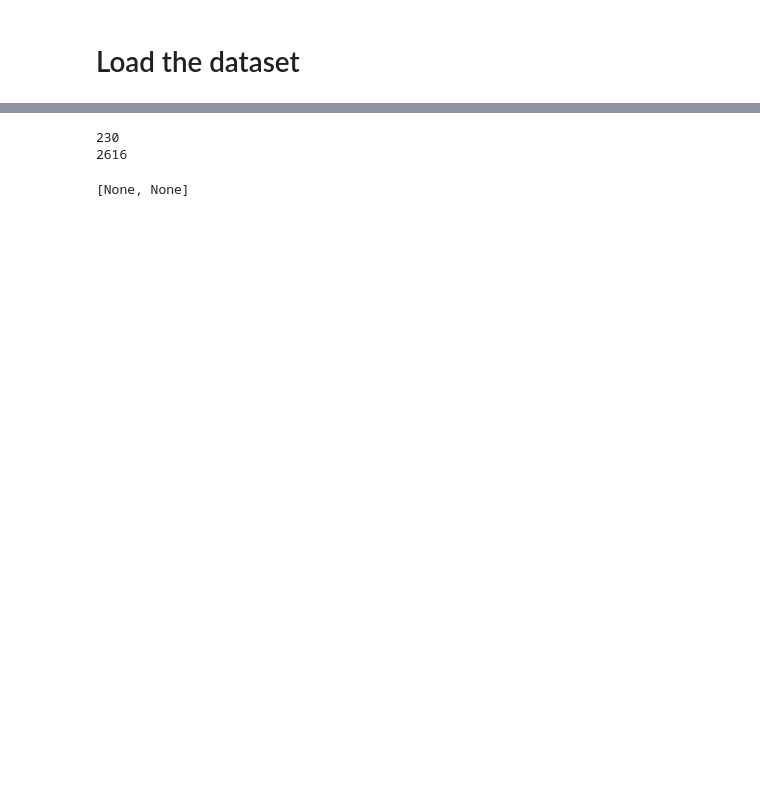
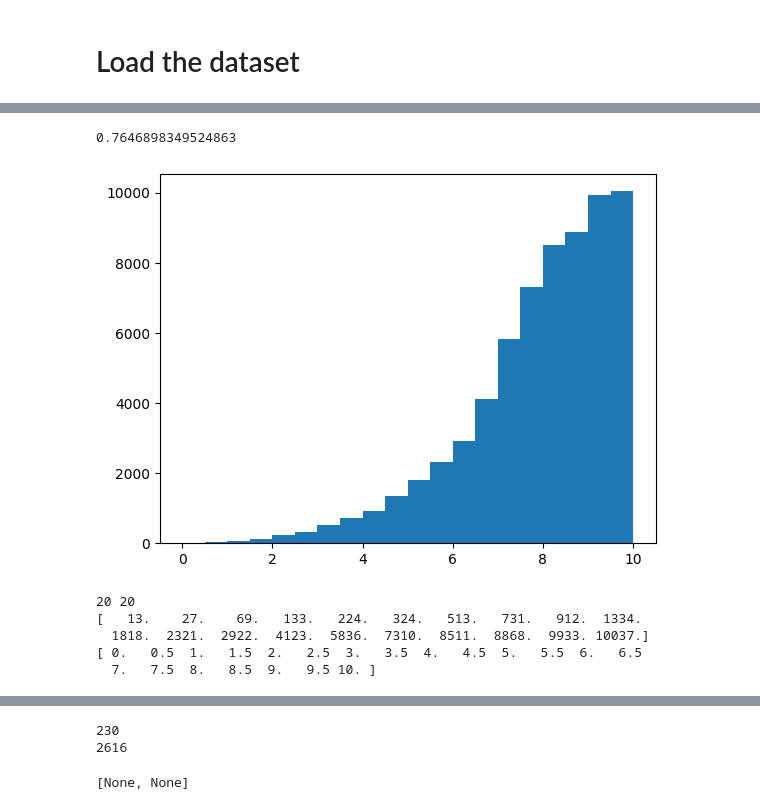
Before and after one commit to aimonbc24/Audio-Lyric-Alignment-via-Emotional-Sentiment, a Jupyter notebook: Dataset/main.ipynb, the cells around one changed output, grey strips where cells are left out. Drawn from its saved outputs; the diff is of its cells as text; code cells hidden in the pictures; blank space fills up the shorter version.

Commit message:
segment lyrics by duration

```diff
--- a/Dataset/main.ipynb
+++ b/Dataset/main.ipynb
@@ -32,6 +53,6 @@ dali_data_path
 # %% [markdown]
 # Load the dataset
 # %%
-#dali_data = dali_code.get_the_DALI_dataset(dali_data_path, skip=[], keep=[])
+dali_data = dali_code.get_the_DALI_dataset(dali_data_path, skip=[], keep=[])
 # %%
 dali_info = dali_code.get_info(os.path.join(dali_data_path, 'info\DALI_DATA_INFO.gz'))
@@ -46,0 +71,35 @@ array(['f49052ac9096484eb17a9efd66f27d63', 'Kanye_West-Lost_In_The_World',
+# %%
+duration_threshold = 10
+
+segments = []
+# loop through songs
+for i in range(0, len(song_metadata)):
+    lines = dali_data[song_metadata[i][0]].annotations['annot']['lines']
+    segment_dict = {
+        'id': song_metadata[i][0],
+        'artist': song_metadata[i][1].split("-")[0],
+        'title': song_metadata[i][1].split("-")[1],
+        'youtube': song_metadata[i][2],
+        'line': ""
+    }
+    start_time = lines[0]['time'][0]
+    end_time = lines[0]['time'][1]
+    # loop through lines of the song
+    for line in lines:
+        #print("line timestamps:", line['time'][1] - line['time'][0])
+        time = line['time'][1]
+        if time - start_time > duration_threshold:
+            if end_time - start_time == 0:
+                continue
+            segment_dict['start_time'] = start_time
+            segment_dict['end_time'] = end_time
+            segments.append(segment_dict.copy())
+            start_time = end_time = time
+            segment_dict['line'] = ""
+        else:
+            end_time = time
+            segment_dict['line'] += line['text']
+            if len(line['text']) > 0:
+                segment_dict['line'] += ". " if segment_dict['line'][-1] == "," else " "
+
+[segment['end_time'] - segment['start_time'] for segment in segments]
@@ -46,0 +144,19 @@ array(['f49052ac9096484eb17a9efd66f27d63', 'Kanye_West-Lost_In_The_World',
+# %%
+np.sum([segment['end_time'] - segment['start_time'] > 7 for segment in segments]) / len(segments)
+# %% [output]
+0.7646898349524863
+# %%
+# plot the distribution of segment lengths
+counts = plt.hist([segment['end_time'] - segment['start_time'] for segment in segments], bins=20, range=(0, duration_threshold), cumulative=False)[0:2]
+# %% [output]
+[figure, added]
+# %%
+print(len(counts[0]), len(counts[1][1:])
+)
+print(f"{counts[0]}\n{counts[1]}")
+# %% [output]
+20 20
+[   13.    27.    69.   133.   224.   324.   513.   731.   912.  1334.
+  1818.  2321.  2922.  4123.  5836.  7310.  8511.  8868.  9933. 10037.]
+[ 0.   0.5  1.   1.5  2.   2.5  3.   3.5  4.   4.5  5.   5.5  6.   6.5
+  7.   7.5  8.   8.5  9.   9.5 10. ]
```
Also changed, not shown: parts of 21 cells of this notebook.
